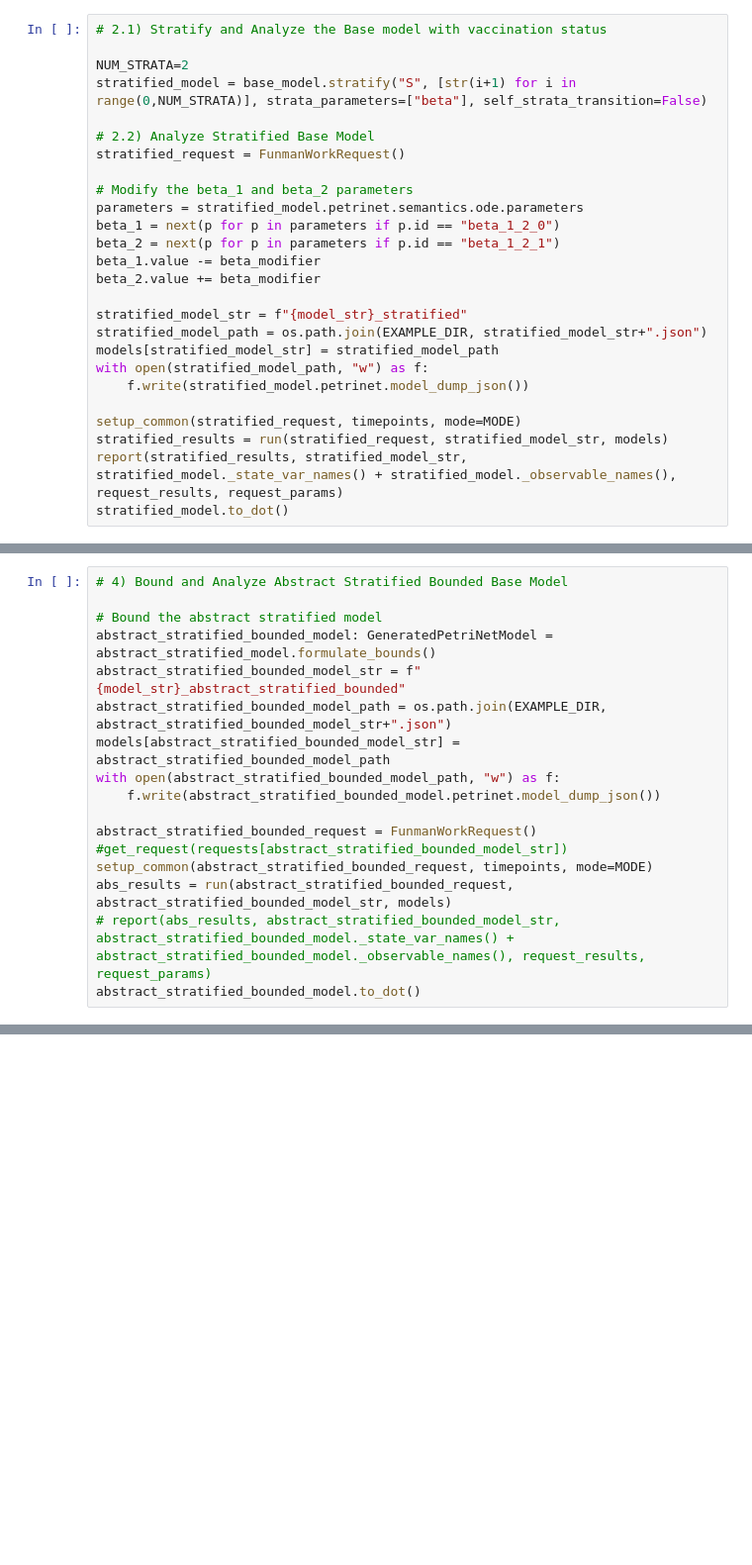
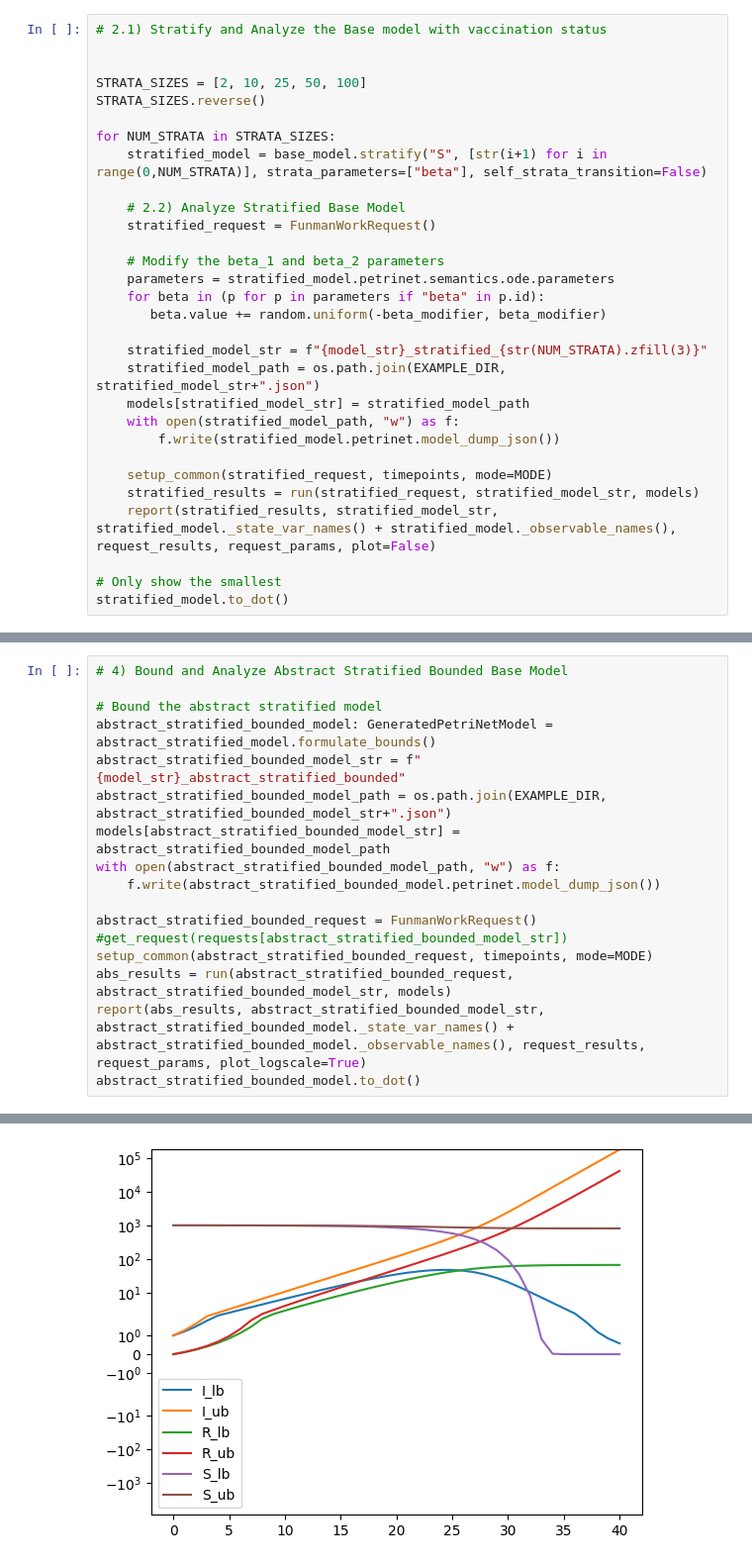
Before and after one commit to siftech/funman, a Jupyter notebook: notebooks/abstraction-bounding-demo.ipynb, the cells around one changed output, grey strips where cells are left out. Shown at 99% size. Saved outputs shown, nothing was run; the diff lists cells and outputs as text; blank space fills up the shorter version.

Commit message:
improved output of demo abstraction notebook

```diff
--- a/notebooks/abstraction-bounding-demo.ipynb
+++ b/notebooks/abstraction-bounding-demo.ipynb
@@ -82,27 +92,31 @@ bounded_model.to_dot()
 # %%
 # 2.1) Stratify and Analyze the Base model with vaccination status
 
-NUM_STRATA=2
-stratified_model = base_model.stratify("S", [str(i+1) for i in range(0,NUM_STRATA)], strata_parameters=["beta"], self_strata_transition=False)
 
-# 2.2) Analyze Stratified Base Model
-stratified_request = FunmanWorkRequest()
+STRATA_SIZES = [2, 10, 25, 50, 100]
+STRATA_SIZES.reverse()
 
-# Modify the beta_1 and beta_2 parameters
-parameters = stratified_model.petrinet.semantics.ode.parameters
-beta_1 = next(p for p in parameters if p.id == "beta_1_2_0")
-beta_2 = next(p for p in parameters if p.id == "beta_1_2_1")
-beta_1.value -= beta_modifier
-beta_2.value += beta_modifier
+for NUM_STRATA in STRATA_SIZES:
+    stratified_model = base_model.stratify("S", [str(i+1) for i in range(0,NUM_STRATA)], strata_parameters=["beta"], self_strata_transition=False)
 
-stratified_model_str = f"{model_str}_stratified"
-stratified_model_path = os.path.join(EXAMPLE_DIR, stratified_model_str+".json")
-models[stratified_model_str] = stratified_model_path
-with open(stratified_model_path, "w") as f:
-    f.write(stratified_model.petrinet.model_dump_json())
+    # 2.2) Analyze Stratified Base Model
+    stratified_request = FunmanWorkRequest()
 
-setup_common(stratified_request, timepoints, mode=MODE)
-stratified_results = run(stratified_request, stratified_model_str, models)
-report(stratified_results, stratified_model_str, stratified_model._state_var_names() + stratified_model._observable_names(), request_results, request_params)
+    # Modify the beta_1 and beta_2 parameters
+    parameters = stratified_model.petrinet.semantics.ode.parameters
+    for beta in (p for p in parameters if "beta" in p.id):
+       beta.value += random.uniform(-beta_modifier, beta_modifier)
+
+    stratified_model_str = f"{model_str}_stratified_{str(NUM_STRATA).zfill(3)}"
+    stratified_model_path = os.path.join(EXAMPLE_DIR, stratified_model_str+".json")
+    models[stratified_model_str] = stratified_model_path
+    with open(stratified_model_path, "w") as f:
+        f.write(stratified_model.petrinet.model_dump_json())
+
+    setup_common(stratified_request, timepoints, mode=MODE)
+    stratified_results = run(stratified_request, stratified_model_str, models)
+    report(stratified_results, stratified_model_str, stratified_model._state_var_names() + stratified_model._observable_names(), request_results, request_params, plot=False)
+
+# Only show the smallest
 stratified_model.to_dot()
 # %% [output]
@@ -146,6 +166,6 @@ with open(abstract_stratified_bounded_model_path, "w") as f:
 abstract_stratified_bounded_request = FunmanWorkRequest() #get_request(requests[abstract_stratified_bounded_model_str])
 setup_common(abstract_stratified_bounded_request, timepoints, mode=MODE)
 abs_results = run(abstract_stratified_bounded_request, abstract_stratified_bounded_model_str, models)
-# report(abs_results, abstract_stratified_bounded_model_str, abstract_stratified_bounded_model._state_var_names() + abstract_stratified_bounded_model._observable_names(), request_results, request_params)
+report(abs_results, abstract_stratified_bounded_model_str, abstract_stratified_bounded_model._state_var_names() + abstract_stratified_bounded_model._observable_names(), request_results, request_params, plot_logscale=True)
 abstract_stratified_bounded_model.to_dot()
 # %% [output]
@@ -152,4 +189,5 @@ abstract_stratified_bounded_model.to_dot()
 [drawing not drawn]
+[figure, added]
 # %%
 # Check if bounds are correct bounds
 
```
Also changed, not shown: parts of 9 cells of this notebook, 4 other files.
